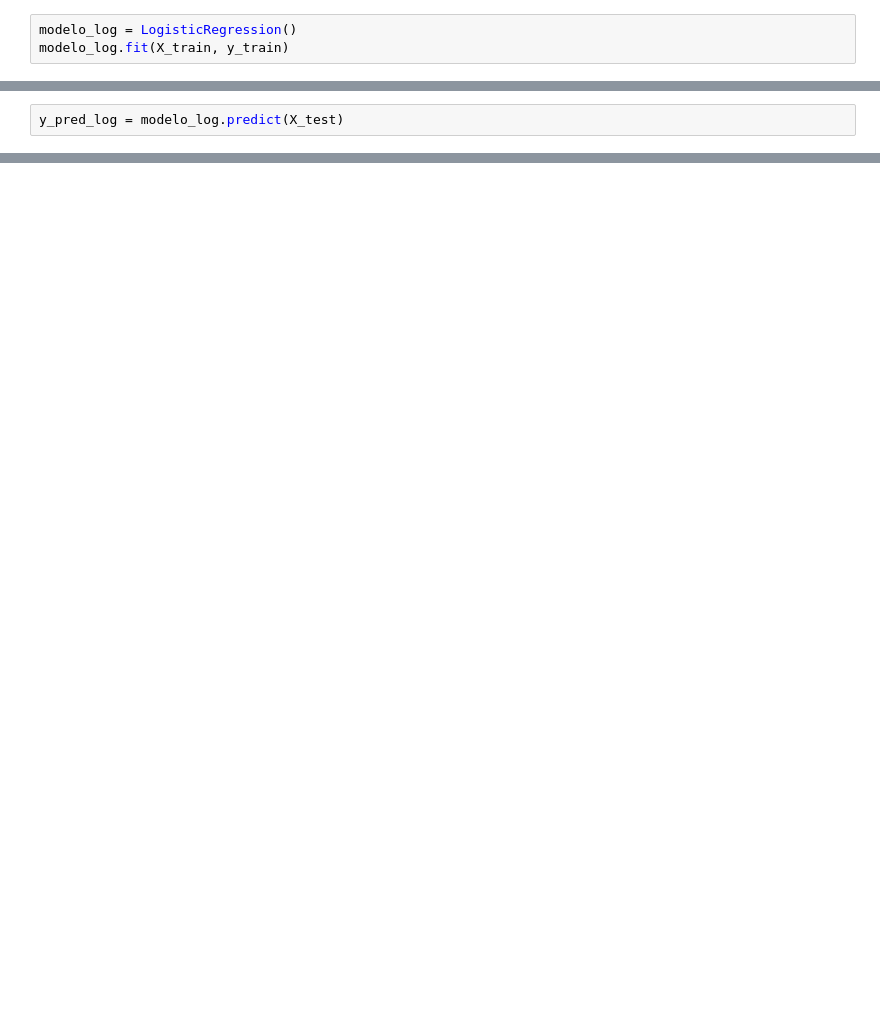
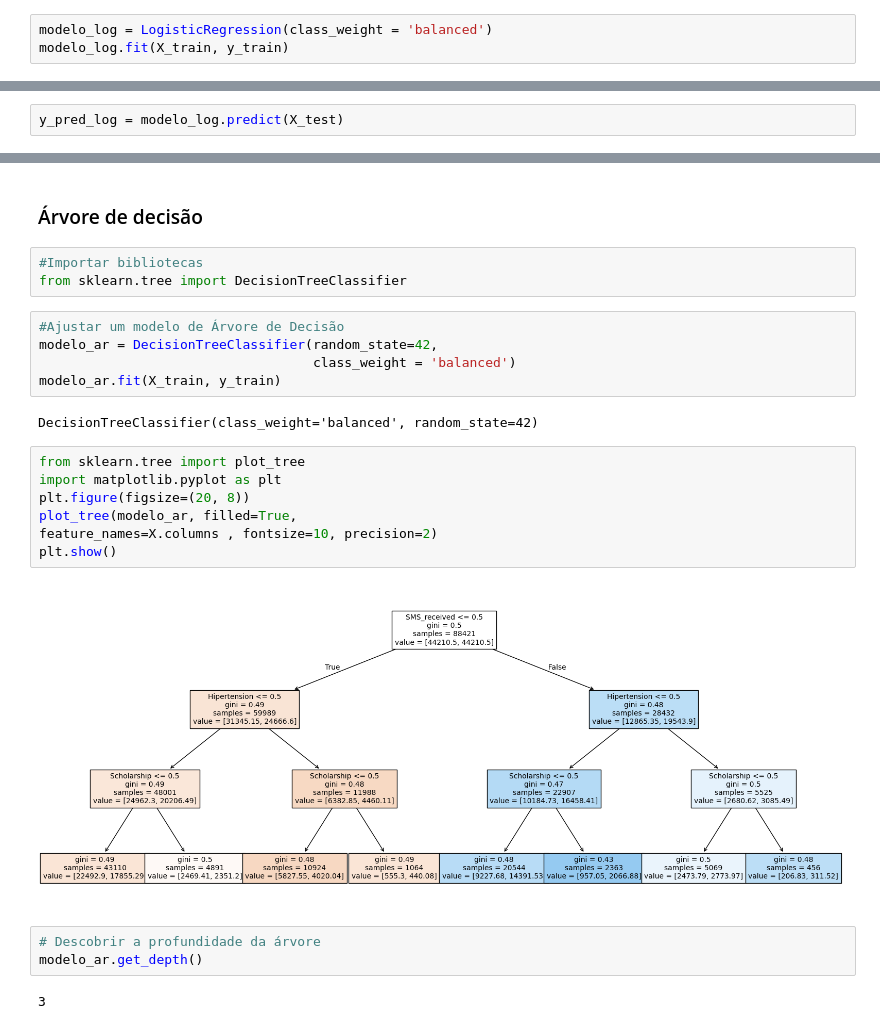
Before and after one commit to lucasmeirellesmachado/CDIA-Estatistica_II, a Jupyter notebook: Atividade_Classificação.ipynb, the cells around one changed output, grey strips where cells are left out. Drawn from its saved outputs; the diff is of its cells as text; blank space fills up the shorter version.

```diff
--- a/Atividade_Classificação.ipynb
+++ b/Atividade_Classificação.ipynb
@@ -468,6 +470,6 @@ Interpretação: A constante (interceptação) do modelo tem uma Odds Ratio de 0
 # %%
 from sklearn.linear_model import LogisticRegression
 # %%
-modelo_log = LogisticRegression()
+modelo_log = LogisticRegression(class_weight = 'balanced')
 modelo_log.fit(X_train, y_train)
 # %% [output]
@@ -476,0 +519,26 @@ y_pred_log = modelo_log.predict(X_test)
+# %% [markdown]
+### Árvore de decisão
+# %%
+#Importar bibliotecas
+from sklearn.tree import DecisionTreeClassifier
+# %%
+#Ajustar um modelo de Árvore de Decisão
+modelo_ar = DecisionTreeClassifier(random_state=42,
+                                   class_weight = 'balanced')
+modelo_ar.fit(X_train, y_train)
+# %% [output]
+DecisionTreeClassifier(class_weight='balanced', random_state=42)
+# %%
+from sklearn.tree import plot_tree
+import matplotlib.pyplot as plt
+plt.figure(figsize=(20, 8))
+plot_tree(modelo_ar, filled=True,
+feature_names=X.columns , fontsize=10, precision=2)
+plt.show()
+# %% [output]
+[figure, added]
+# %%
+# Descobrir a profundidade da árvore
+modelo_ar.get_depth()
+# %% [output]
+3
```
Also changed, not shown: parts of 15 cells of this notebook.
